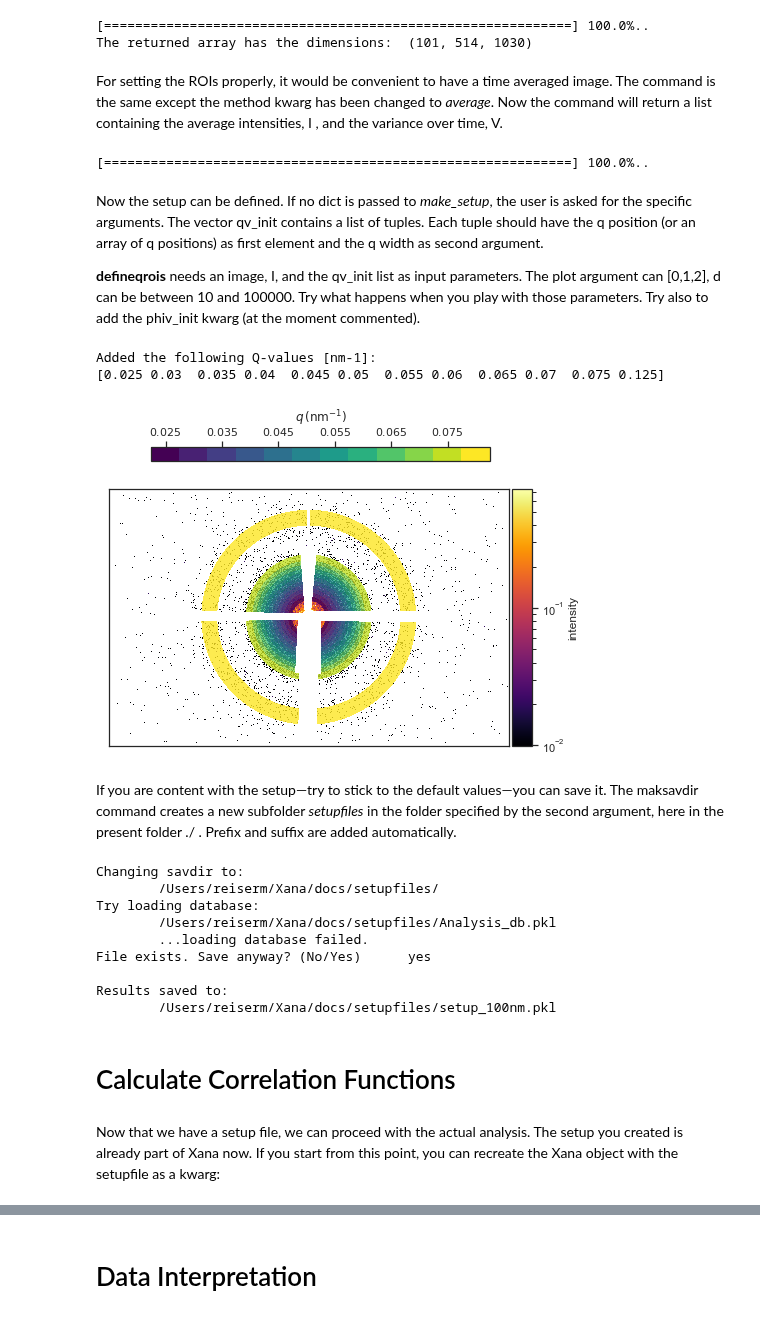
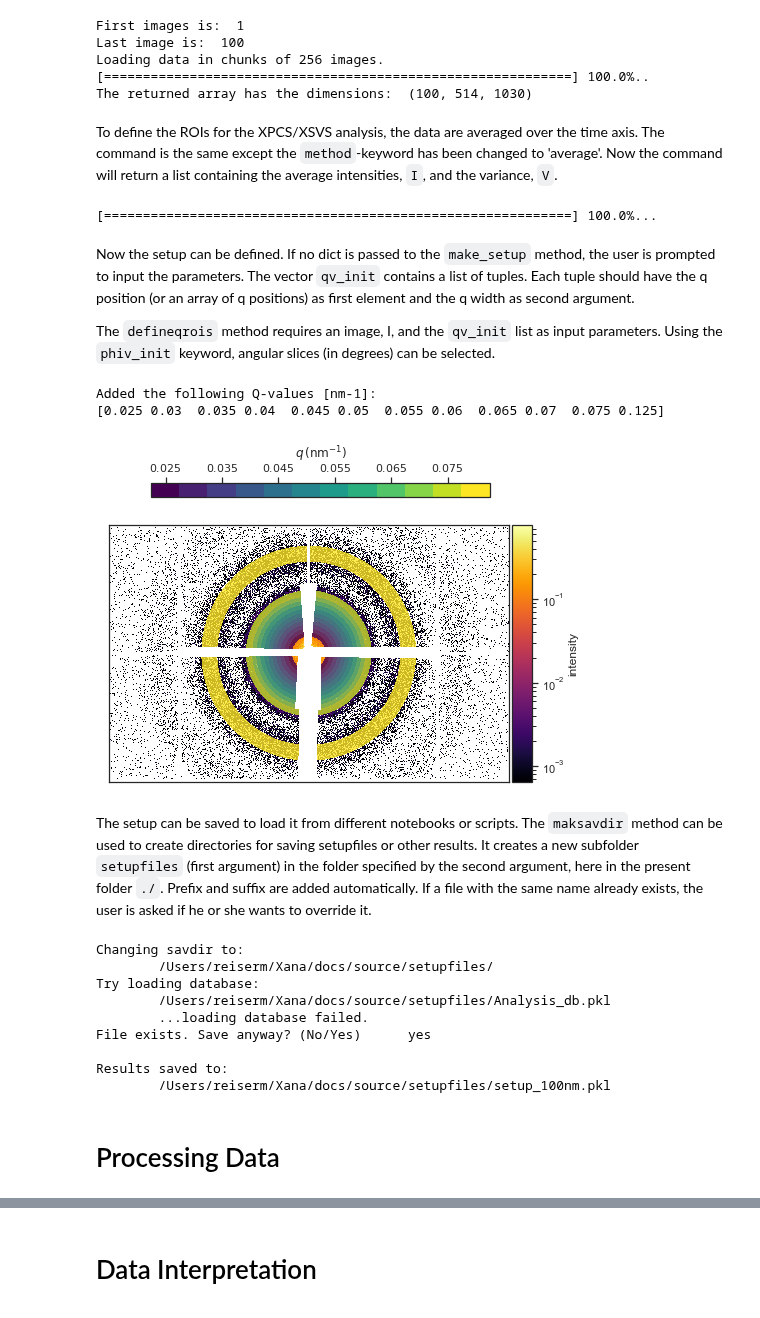
Before and after one commit to reiserm/Xana, a Jupyter notebook: docs/source/XPCS_Example.ipynb, the cells around one changed output, grey strips where cells are left out. Saved outputs shown, nothing was run; the diff lists cells and outputs as text; code cells hidden in the pictures.

```diff
--- a/docs/source/XPCS_Example.ipynb
+++ b/docs/source/XPCS_Example.ipynb
@@ -0,0 +23,14 @@
+# %%
+from Xana import Xana
+
+import numpy as np
+import seaborn as sns
+
+sns.set_style('ticks', rc={'figure.dpi':300})
+sns.set_context('notebook')
+
+# import pandas as pd
+# pd.set_option('display.max_rows', 500)
+# pd.set_option('display.max_columns', 500)
+# pd.set_option('display.width', 1000)
+# pd.set_option('display.max_colwidth', None)
@@ -13,8 +40,0 @@
-# %%
-from Xana import Xana
-import numpy as np
-
-import seaborn as sns
-
-sns.set_style('ticks')
-sns.set_context('notebook')
@@ -36,6 +43,5 @@ For each type of analysis a _setup_-file is needed, that contains information ab
 # %%
 d = Xana(fmtstr='id10_eiger_single_edf', # format string that defines how the date are read
-         sample='100nm SiO2 particles in glycerol', # optional: sample name used in data base
-         maskfile='./Xana_example/mask_array.npy',
-         detector='eiger500k') # file that conatains the blemish / mask
-                               # (optional: but necessary for analysis)
+         sample='100nm-SiO2', # optional: sample name used in data base
+         maskfile='./Xana_example/mask_array.npy', # optional: file that conatains the blemish / mask
+         detector='eiger500k') # specify the detector
@@ -54,47 +70,55 @@ After the connection to a dataset&mdash;or a data folder with more than one data
 # %%
-data = d.get_series(0, method='full', verbose=False, last=100)
+data = d.get_series(0, method='full', verbose=True, first=1, last=100)
 print('The returned array has the dimensions: ', data.shape)
 # %% [output]
+First images is:  1
+Last image is:  100
+Loading data in chunks of 256 images.
 [============================================================] 100.0%..
-The returned array has the dimensions:  (101, 514, 1030)
+The returned array has the dimensions:  (100, 514, 1030)
 # %% [markdown]
-For setting the ROIs properly, it would be convenient to have a time averaged image. The command is the same except the method kwarg has been changed to _average_. Now the command will return a list containing the average intensities, I , and the variance over time, V.
+To define the ROIs for the XPCS/XSVS analysis, the data are averaged over the time axis. The command is the same except the `method`-keyword has been changed to 'average'. Now the command will return a list containing the average intensities, `I`, and the variance, `V`.
 # %%
-I, V = d.get_series(0, method='average', verbose=False, last=100)
+I, V = d.get_series(0, method='average', verbose=False, first=1)
 # %% [output]
-[============================================================] 100.0%..
+[============================================================] 100.0%...
 # %% [markdown]
-Now the setup can be defined. If no dict is passed to _make_setup_, the user is asked for the specific arguments. The vector qv_init contains a list of tuples. Each tuple should have the q position (or an array of q positions) as first element and the q width as second argument.
+Now the setup can be defined. If no dict is passed to the `make_setup` method, the user is prompted to input the parameters. The vector `qv_init` contains a list of tuples. Each tuple should have the q position (or an array of q positions) as first element and the q width as second argument.
 
-**defineqrois** needs an image, I, and the qv_init list as input parameters. The plot argument can [0,1,2], d can be between 10 and 100000. Try what happens when you play with those parameters. Try also to add the phiv_init kwarg (at the moment commented).
+The `defineqrois` method requires an image, I, and the `qv_init` list as input parameters. Using the `phiv_init` keyword, angular slices (in degrees) can be selected.
 # %%
-d.setup.make(**{'center': [516, 257], 'wavelength': 1.5, 'distance': 5})
+d.setup.make(**{'center': [516, 257], # position of the direct beam in pixels
+                'wavelength': 1.5, # X-ray wavelength in Angstrom
+                'distance': 5 # sample-detector distance in m
+               }
+            )
 
+# q-vector and width in nm-1
 qv_init = [(np.arange(0.025, 0.08, .005), .008),
            (.125, .02)]
+
+# anglular slices in degress (10, 150) with a width of 30 degrees
 phiv_init = [([10, 150], 30)]
 
-d.defineqrois(I, qv_init=qv_init, plot=2, d=400)#, mirror=True, phiv_init=phiv_init,)
+d.defineqrois(I, qv_init=qv_init, plot='ROIS', d=400)#, mirror=True, phiv_init=phiv_init,)
 # %% [output]
 Added the following Q-values [nm-1]:
 [0.025 0.03  0.035 0.04  0.045 0.05  0.055 0.06  0.065 0.07  0.075 0.125]
-[figure, old version]
+[figure, new version]
 # %% [markdown]
-If you are content with the setup&mdash;try to stick to the default values&mdash;you can save it. The maksavdir command creates a new subfolder _setupfiles_ in the folder specified by the second argument, here in the present folder ./ . Prefix and suffix are added automatically.
+The setup can be saved to load it from different notebooks or scripts. The `maksavdir` method can be used to create directories for saving setupfiles or other results. It creates a new subfolder `setupfiles` (first argument) in the folder specified by the second argument, here in the present folder `./`. Prefix and suffix are added automatically. If a file with the same name already exists, the user is asked if he or she wants to override it.
 # %%
 d.mksavdir('setupfiles', './')
-d.savesetup('setup_100nm')
+d.savesetup('100nm')
 # %% [output]
 Changing savdir to:
-        /Users/reiserm/Xana/docs/setupfiles/
+        /Users/reiserm/Xana/docs/source/setupfiles/
 Try loading database:
-        /Users/reiserm/Xana/docs/setupfiles/Analysis_db.pkl
+        /Users/reiserm/Xana/docs/source/setupfiles/Analysis_db.pkl
         ...loading database failed.
 File exists. Save anyway? (No/Yes)      yes
 
 Results saved to:
-        /Users/reiserm/Xana/docs/setupfiles/setup_100nm.pkl
+        /Users/reiserm/Xana/docs/source/setupfiles/setup_100nm.pkl
-# %% [markdown]
-# Calculate Correlation Functions
-# %% [markdown]
-Now that we have a setup file, we can proceed with the actual analysis. The setup you created is already part of Xana now. If you start from this point, you can recreate the Xana object with the setupfile as a kwarg:
+# %% [markdown]
+# Processing Data
```
Also changed, not shown: parts of 59 cells of this notebook, 8 other files.
